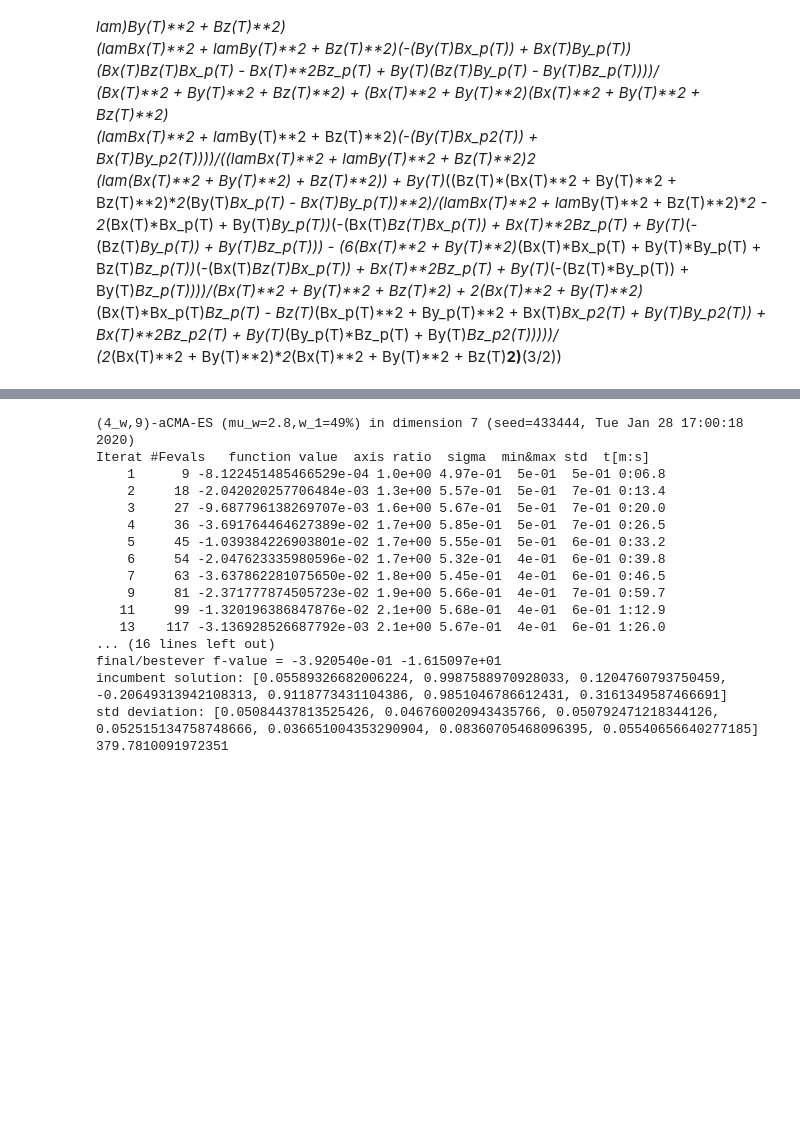
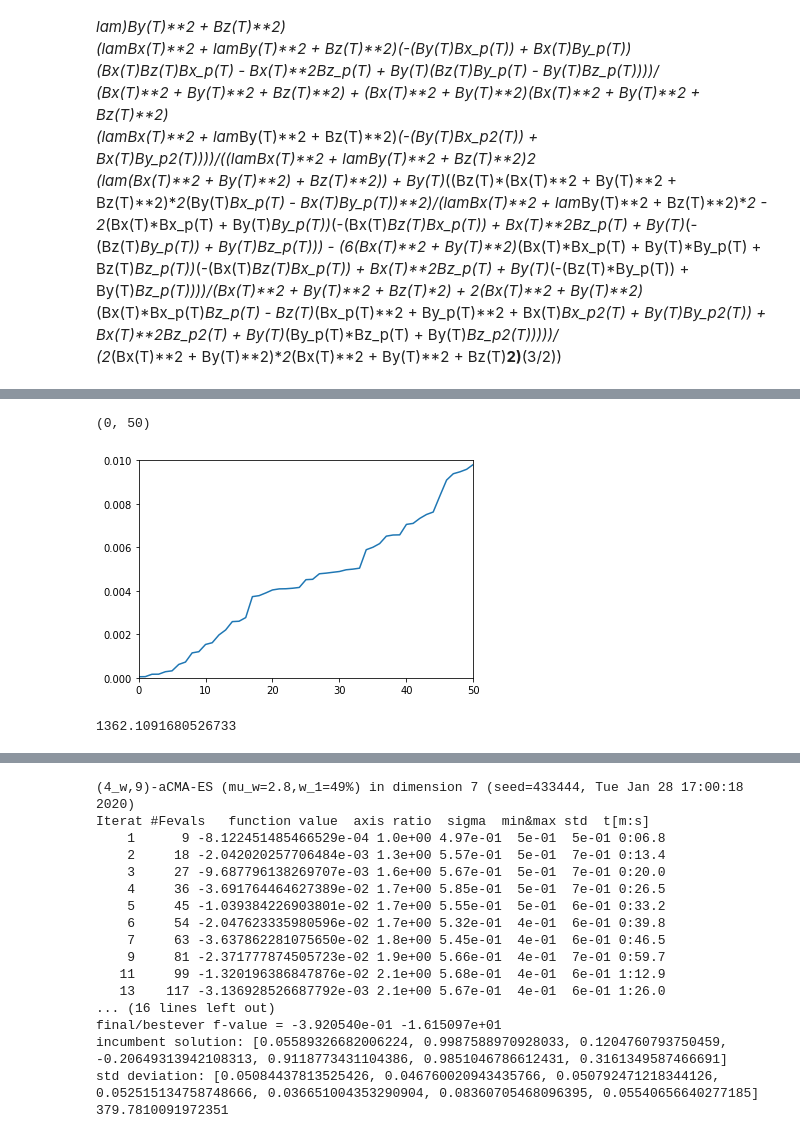
Before and after one commit to someoneinthecrowd/Microroller_Fields, a Jupyter notebook: perturbation.ipynb, the cells around one changed output, grey strips where cells are left out. Drawn from its saved outputs; the diff is of its cells as text; code cells hidden in the pictures; blank space fills up the shorter version.

```diff
--- a/perturbation.ipynb
+++ b/perturbation.ipynb
@@ -303,5 +303,17 @@ def target(vv):
     v=vv
     dx1=np.mean([ux1(i) for i in np.linspace(0,2*np.pi,1000) ])*2*np.pi
     dx2=np.mean([ux2(i) for i in np.linspace(0,2*np.pi,1000) ])*2*np.pi
-    dy1=np.mean([uy1(i) for i in np.linspace(0,2*np.pi,1000) ])*2*np.pi
+    dy1=np.mean([uy2(i) for i in np.linspace(0,2*np.pi,1000) ])*2*np.pi
     return -np.absolute(dy1/(dx1+dx2))*dy1
+# %%
+test=np.random.uniform(low=-1, high=1, size=(20000,7))
+# %%
+import multiprocessing as mp
+from multiprocessing import Pool
+
+start = time.time()
+
+p = Pool(mp.cpu_count())
+result=p.map(target, test)
+end = time.time()
+print(end - start)
@@ -307,0 +343,21 @@ def target(vv):
+# %%
+plt.plot(np.arange(20000),np.sort(np.absolute(result)))
+plt.ylim(0,0.01)
+plt.xlim(0,50)
+# %% [output]
+(0, 50)
+[figure, added]
+# %%
+start = time.time()
+sol=np.zeros([5000,7])
+n=0
+for i in range(5000):
+    vv=np.random.uniform(low=-1, high=1, size=(7,))
+    if np.absolute(target(vv))<0.01:
+        sol[n]=vv
+        n=n+1
+
+end = time.time()
+print(end - start)
+# %% [output]
+1362.1091680526733
```
Also changed, not shown: parts of 21 cells of this notebook, 1 other file.
